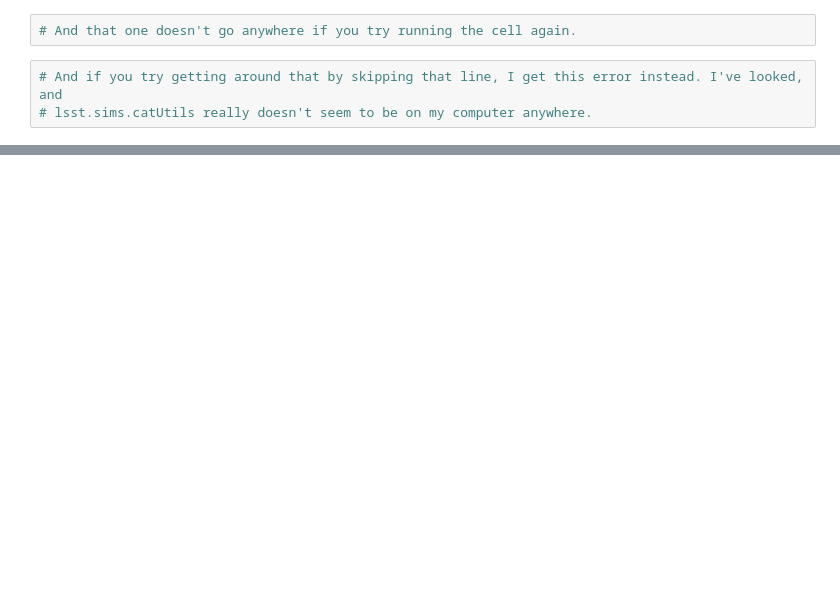
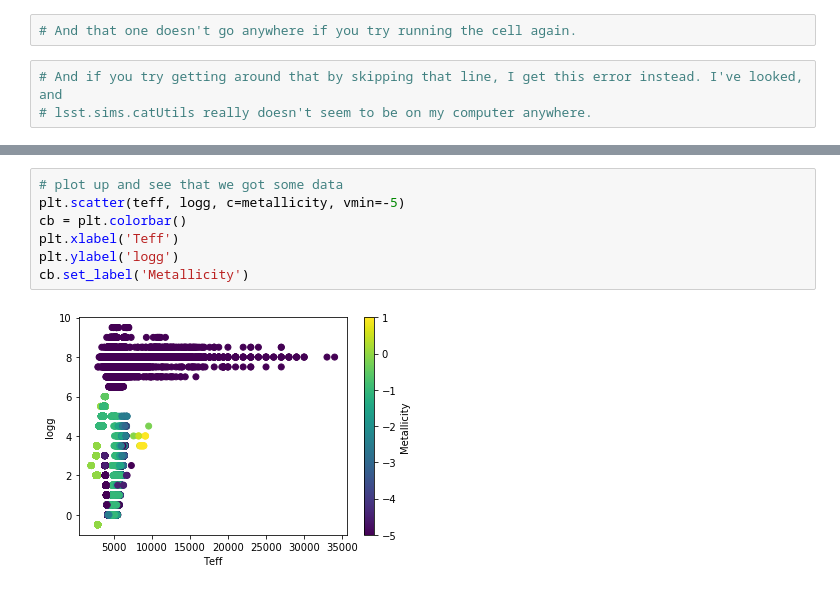
Before and after one commit to yoachim/LSST_narrowband, a Jupyter notebook: Trying_to_Fetch_That_Simulated_Data.ipynb, the cells around one changed output, grey strips where cells are left out. Saved outputs shown, nothing was run; the diff lists cells and outputs as text; blank space fills up the shorter version.

```diff
--- a/Trying_to_Fetch_That_Simulated_Data.ipynb
+++ b/Trying_to_Fetch_That_Simulated_Data.ipynb
@@ -38,0 +235,9 @@ ModuleNotFoundError: No module named 'lsst.sims.catUtils'
+# %%
+# plot up and see that we got some data
+plt.scatter(teff, logg, c=metallicity, vmin=-5)
+cb = plt.colorbar()
+plt.xlabel('Teff')
+plt.ylabel('logg')
+cb.set_label('Metallicity')
+# %% [output]
+[figure, added]
```
Also changed, not shown: parts of 13 cells of this notebook, 2 other files.
